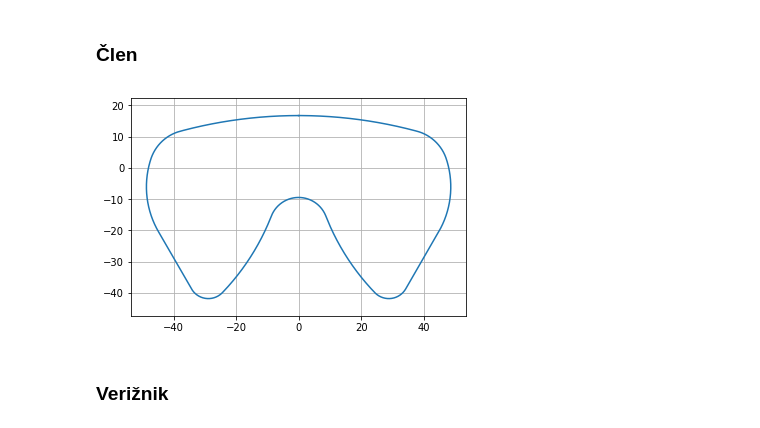
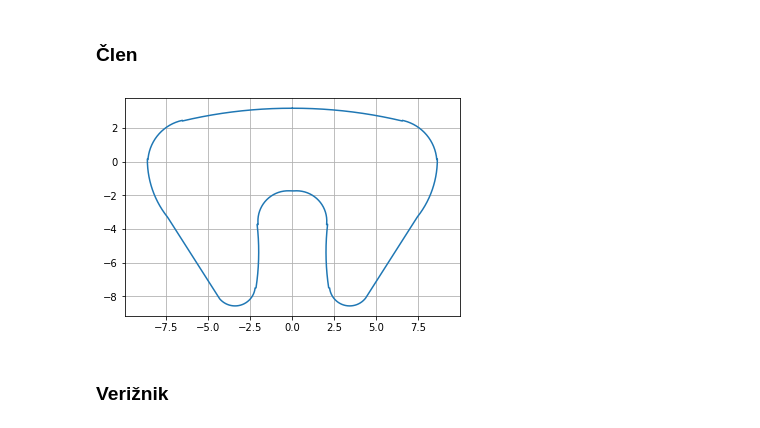
Before and after one commit to JMarinko/veriga, a Jupyter notebook: Analiza.ipynb, the cells around one changed output. Cells and saved outputs as stored; diff of their text form; code cells hidden in the pictures.

```diff
--- a/Analiza.ipynb
+++ b/Analiza.ipynb
@@ -26,7 +26,7 @@ class Clen_lep():
         self.alpha_k = 30
         self.alpha_r = np.deg2rad(self.alpha_k)
         self.a = 0.8567 * self.p
-        self.f = 0.6128 * self.a  # enacba iz glavnega clanka
+        self.f = 0.37 * self.p  #0.6128 * self.a  # enacba iz glavnega clanka
         self.L = 1.86 * self.p
         self.h1 = 0.33 * self.p
         self.h2 = 0.7 * self.p
@@ -193,12 +193,12 @@ class Clen_lep():
         self.y += pomik
 # %%
 #Preizkus razreda clen:
-c = Clen_lep(podatki[5])
+c = Clen_lep(podatki[0])
 #c.rotacija(np.pi / 6)
 #c.translacija_x(5)
 c.izris()
 # %% [output]
-[figure, old version]
+[figure, new version]
 # %% [markdown]
 ### Verižnik
 # %%
```
Also changed, not shown: 6 other files.
